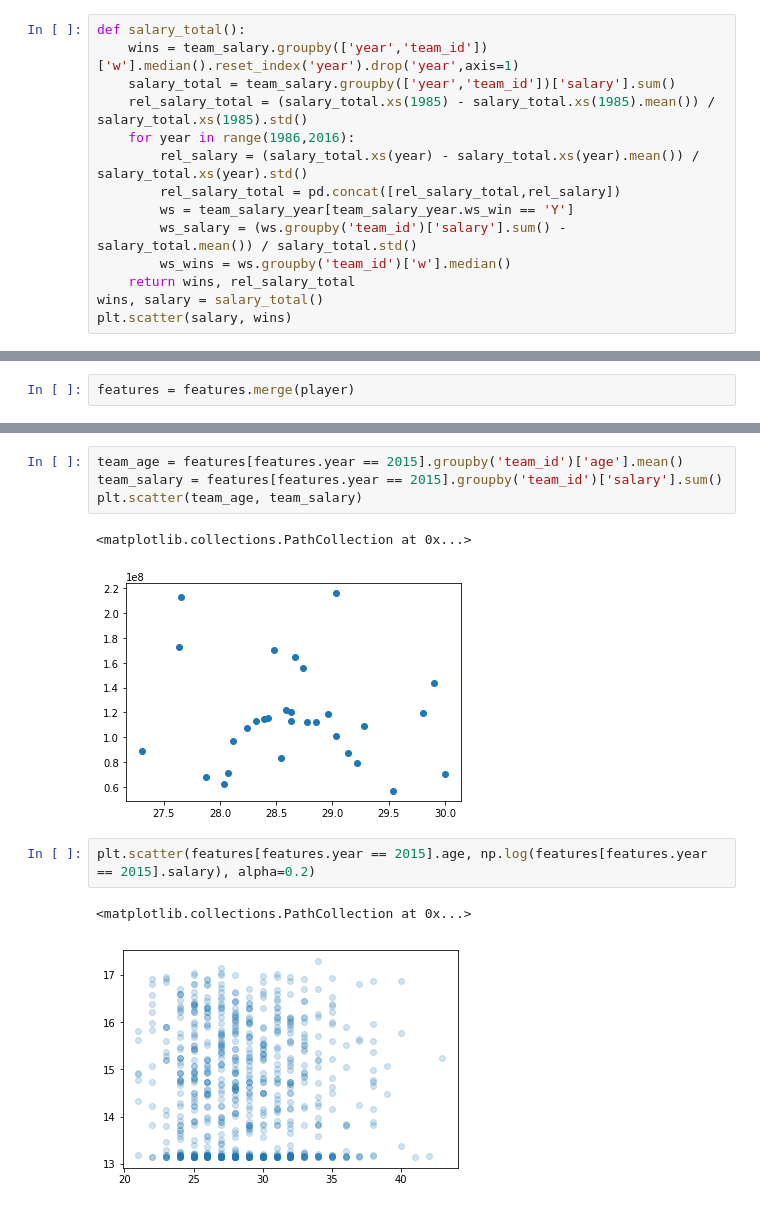
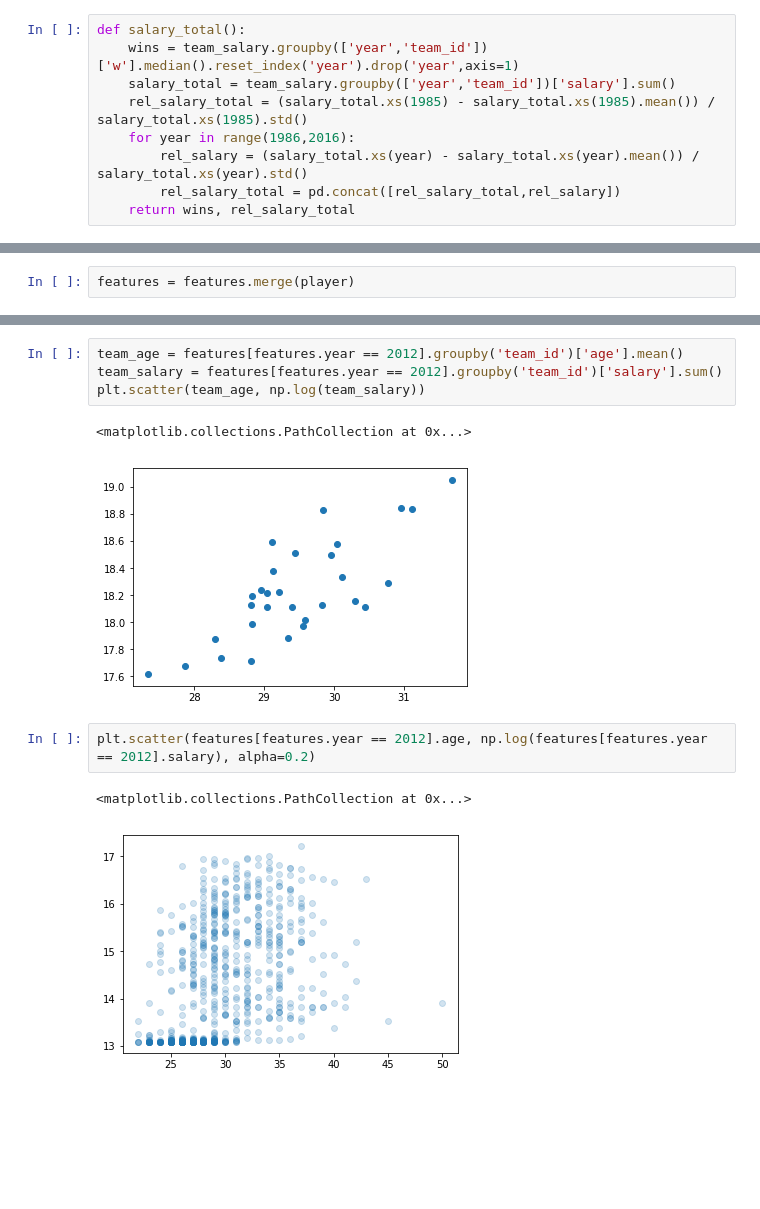
Before and after one commit to jnelson16/springboard-capstone, a Jupyter notebook: Salary.ipynb, the cells around one changed output, grey strips where cells are left out. Saved outputs shown, nothing was run; the diff lists cells and outputs as text; blank space fills up the shorter version.

```diff
--- a/Salary.ipynb
+++ b/Salary.ipynb
@@ -201,9 +196,4 @@ def salary_total():
     for year in range(1986,2016):
         rel_salary = (salary_total.xs(year) - salary_total.xs(year).mean()) / salary_total.xs(year).std()
         rel_salary_total = pd.concat([rel_salary_total,rel_salary])
-        ws = team_salary_year[team_salary_year.ws_win == 'Y']
-        ws_salary = (ws.groupby('team_id')['salary'].sum() - salary_total.mean()) / salary_total.std()
-        ws_wins = ws.groupby('team_id')['w'].median()
     return wins, rel_salary_total
-wins, salary = salary_total()
-plt.scatter(salary, wins)
@@ -479,12 +404,12 @@ dtype: int64
 # %%
-team_age = features[features.year == 2015].groupby('team_id')['age'].mean()
-team_salary = features[features.year == 2015].groupby('team_id')['salary'].sum()
-plt.scatter(team_age, team_salary)
+team_age = features[features.year == 2012].groupby('team_id')['age'].mean()
+team_salary = features[features.year == 2012].groupby('team_id')['salary'].sum()
+plt.scatter(team_age, np.log(team_salary))
 # %% [output]
 <matplotlib.collections.PathCollection at 0x...>
-[figure, old version]
+[figure, new version]
 # %%
-plt.scatter(features[features.year == 2015].age, np.log(features[features.year == 2015].salary), alpha=0.2)
+plt.scatter(features[features.year == 2012].age, np.log(features[features.year == 2012].salary), alpha=0.2)
 # %% [output]
 <matplotlib.collections.PathCollection at 0x...>
-[figure, old version]
+[figure, new version]
```
Also changed, not shown: parts of 17 cells of this notebook, 1 other file.
